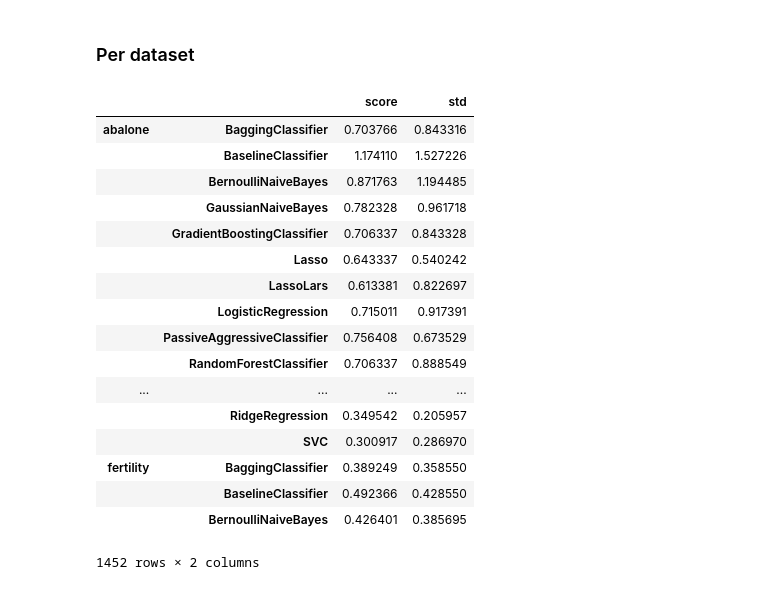
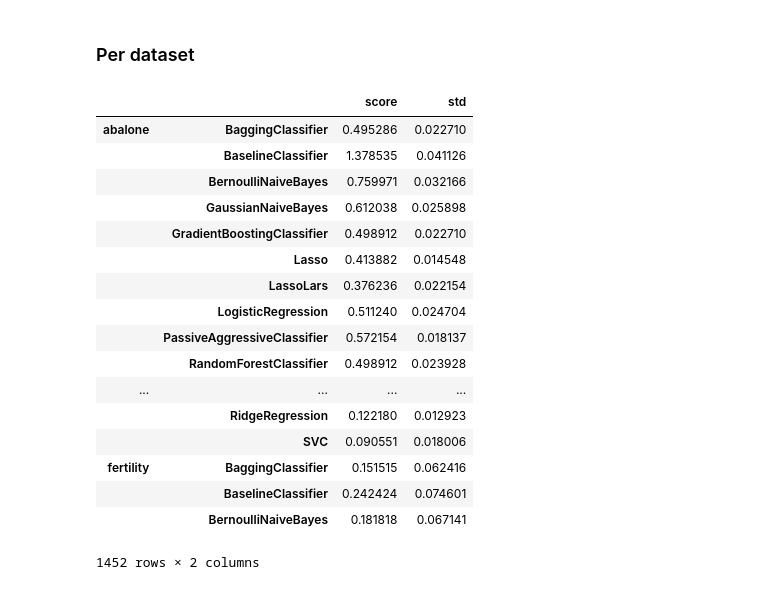
Before and after one commit to sktime/mlaut, a Jupyter notebook: AnalyzeResults.ipynb, the cells around one changed output. Saved outputs shown, nothing was run; the diff lists cells and outputs as text; code cells hidden in the pictures.

Commit message:
analyze results example update

```diff
--- a/AnalyzeResults.ipynb
+++ b/AnalyzeResults.ipynb
@@ -180,24 +180,24 @@ pd.DataFrame(nemeniy_test)
 # %% [markdown]
 ### Per dataset
 # %%
-error_per_dataset, error_per_dataset_df = analyze.calculate_error_per_dataset(metric='mean_squared_error')
+error_per_dataset, error_per_dataset_df = analyze.calculate_error_per_dataset(metric='accuracy')
 error_per_dataset_df
 # %% [output]
 |  |  | score | std |
-| abalone | BaggingClassifier | 0.703766 | 0.843316 |
-|  | BaselineClassifier | 1.174110 | 1.527226 |
-|  | BernoulliNaiveBayes | 0.871763 | 1.194485 |
-|  | GaussianNaiveBayes | 0.782328 | 0.961718 |
-|  | GradientBoostingClassifier | 0.706337 | 0.843328 |
-|  | Lasso | 0.643337 | 0.540242 |
-|  | LassoLars | 0.613381 | 0.822697 |
-|  | LogisticRegression | 0.715011 | 0.917391 |
-|  | PassiveAggressiveClassifier | 0.756408 | 0.673529 |
-|  | RandomForestClassifier | 0.706337 | 0.888549 |
+| abalone | BaggingClassifier | 0.495286 | 0.022710 |
+|  | BaselineClassifier | 1.378535 | 0.041126 |
+|  | BernoulliNaiveBayes | 0.759971 | 0.032166 |
+|  | GaussianNaiveBayes | 0.612038 | 0.025898 |
+|  | GradientBoostingClassifier | 0.498912 | 0.022710 |
+|  | Lasso | 0.413882 | 0.014548 |
+|  | LassoLars | 0.376236 | 0.022154 |
+|  | LogisticRegression | 0.511240 | 0.024704 |
+|  | PassiveAggressiveClassifier | 0.572154 | 0.018137 |
+|  | RandomForestClassifier | 0.498912 | 0.023928 |
 | ... | ... | ... | ... |
-|  | RidgeRegression | 0.349542 | 0.205957 |
-|  | SVC | 0.300917 | 0.286970 |
-| fertility | BaggingClassifier | 0.389249 | 0.358550 |
-|  | BaselineClassifier | 0.492366 | 0.428550 |
-|  | BernoulliNaiveBayes | 0.426401 | 0.385695 |
+|  | RidgeRegression | 0.122180 | 0.012923 |
+|  | SVC | 0.090551 | 0.018006 |
+| fertility | BaggingClassifier | 0.151515 | 0.062416 |
+|  | BaselineClassifier | 0.242424 | 0.074601 |
+|  | BernoulliNaiveBayes | 0.181818 | 0.067141 |
 1452 rows × 2 columns
```
Also changed, not shown: parts of 9 cells of this notebook.
